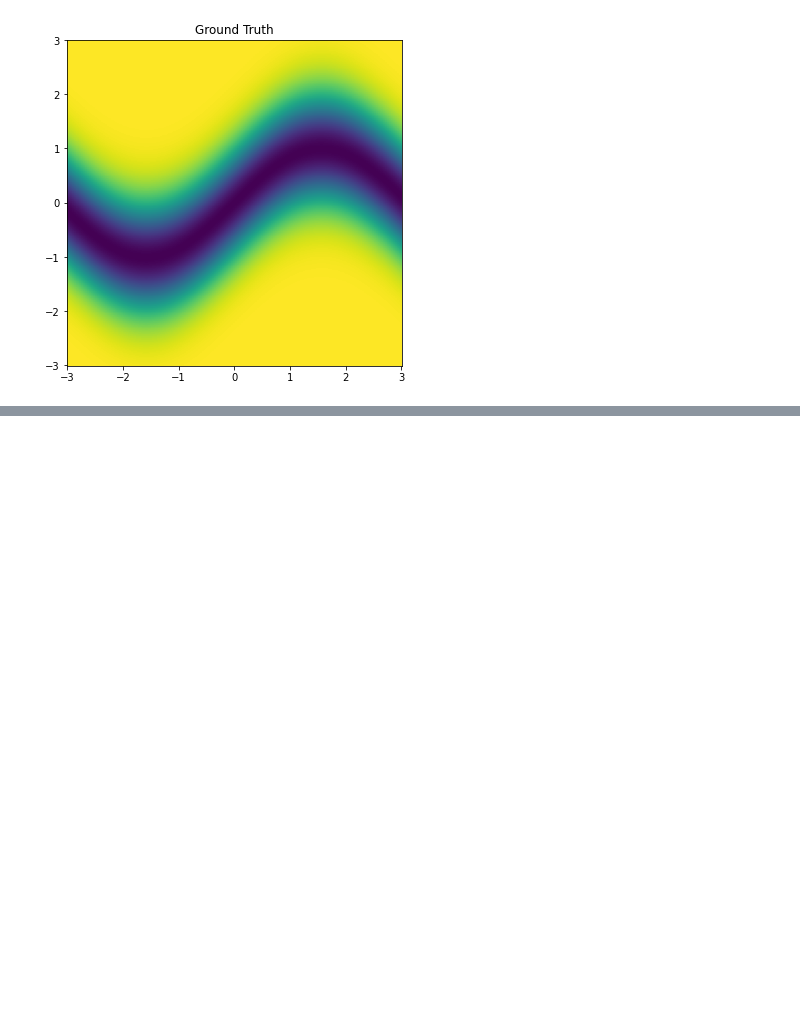
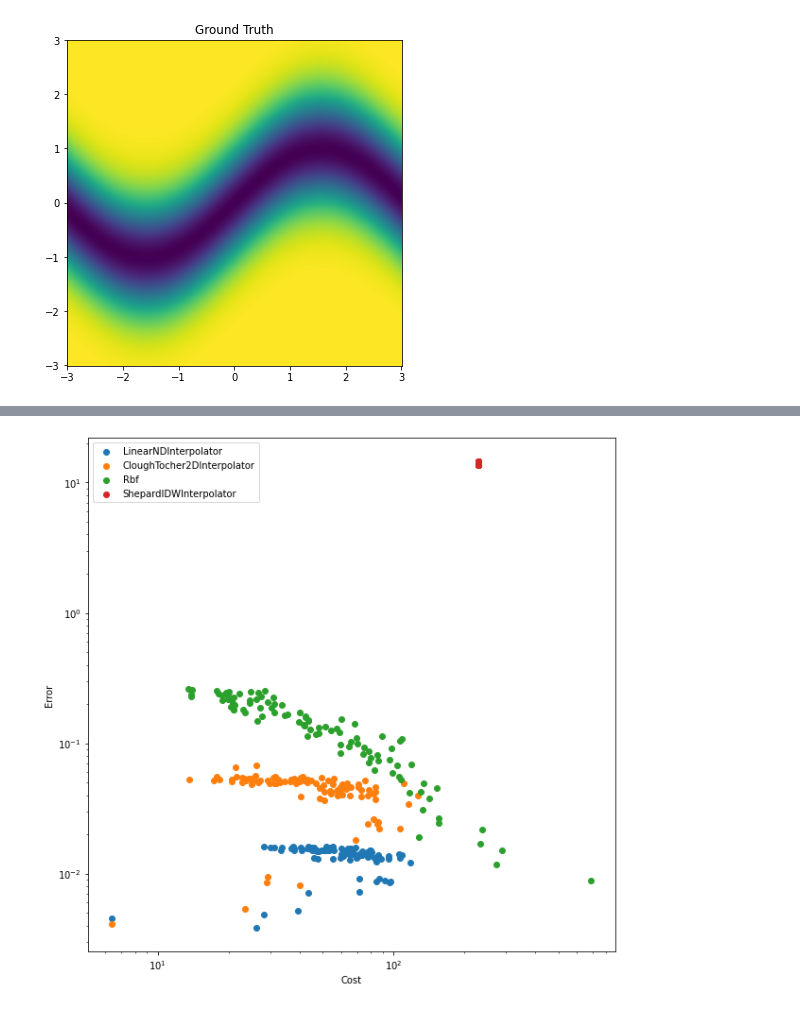
Before and after one commit to nlumiere/Interpolation-Techniques, a Jupyter notebook: exploratory.ipynb, the cells around one changed output, grey strips where cells are left out. Cells and saved outputs as stored; diff of their text form; code cells hidden in the pictures; blank space fills up the shorter version.

```diff
--- a/exploratory.ipynb
+++ b/exploratory.ipynb
@@ -76,0 +124,19 @@ plt.show()
+# %%
+errs1, costs1 = accuracy_and_cost(LinearNDInterpolator, n=100)
+errs2, costs2 = accuracy_and_cost(CloughTocher2DInterpolator, n=100)
+errs3, costs3 = accuracy_and_cost(Rbf, n=100)
+errs4, costs4 = accuracy_and_cost(ShepardIDWInterpolator, n=100)
+# %%
+plt.figure(figsize=(10,10))
+plt.yscale('log')
+plt.xscale('log')
+plt.scatter(errs1, costs1, label='LinearNDInterpolator')
+plt.scatter(errs2, costs2, label='CloughTocher2DInterpolator')
+plt.scatter(errs3, costs3, label='Rbf')
+plt.scatter(errs4, costs4, label='ShepardIDWInterpolator')
+plt.xlabel('Cost')
+plt.ylabel('Error')
+plt.legend()
+plt.show()
+# %% [output]
+[figure, added]
```
Also changed, not shown: parts of 4 cells of this notebook, 1 other file.
